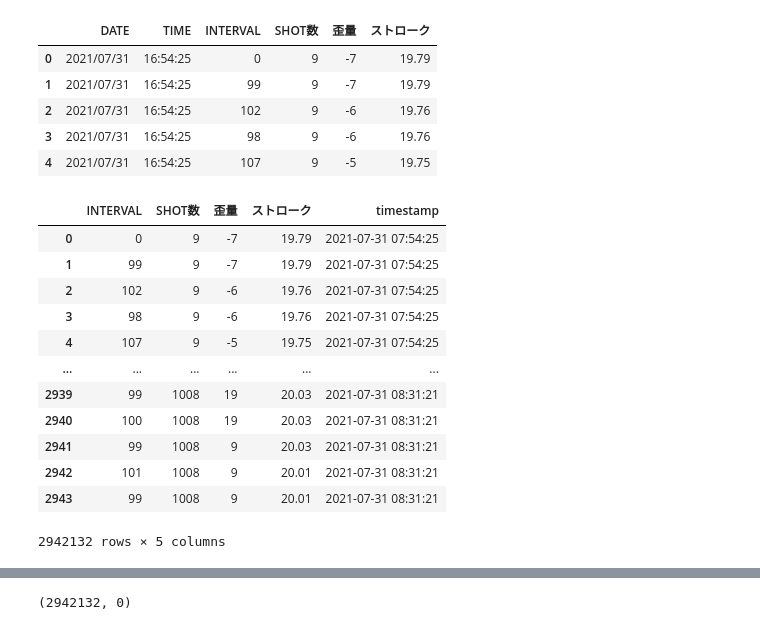
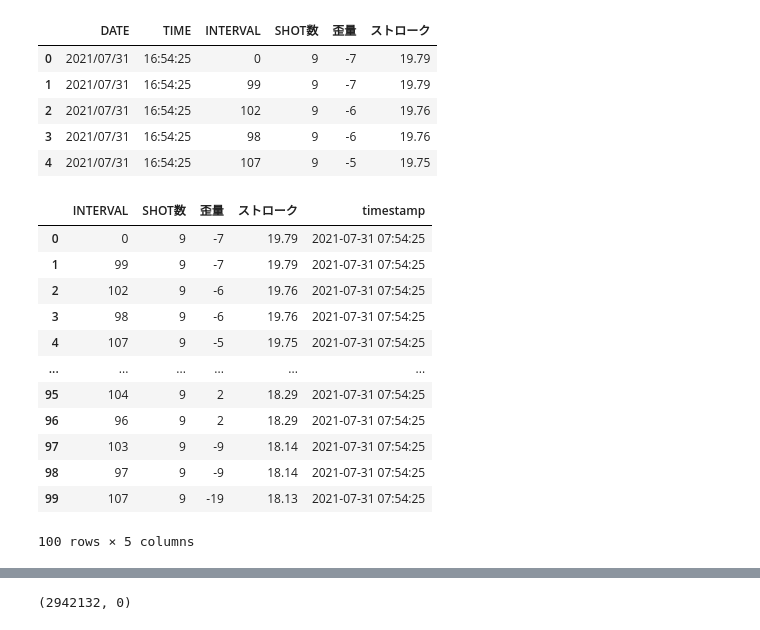
Before and after one commit to ymiyamoto5/data-analysis-platform-bak, a Jupyter notebook: notebooks/data_import_j.ipynb, the cells around one changed output, grey strips where cells are left out. Drawn from its saved outputs; the diff is of its cells as text; code cells hidden in the pictures.

```diff
--- a/notebooks/data_import_j.ipynb
+++ b/notebooks/data_import_j.ipynb
@@ -111,18 +111,18 @@ df_stroke["timestamp"] = df_stroke["DATE"] + ' ' + df_stroke["TIME"]
 df_stroke["timestamp"] = df_stroke["timestamp"].map(lambda x: datetime.strptime(x, "%Y/%m/%d %H:%M:%S") - timedelta(hours=9))
 df_stroke.drop(columns=["DATE", "TIME"], inplace=True)
 # %%
-df_stroke
+df_stroke.head(100)
 # %% [output]
 |  | INTERVAL | SHOT数 | 歪量 | ストローク | timestamp |
 | 0 | 0 | 9 | -7 | 19.79 | 2021-07-31 07:54:25 |
 | 1 | 99 | 9 | -7 | 19.79 | 2021-07-31 07:54:25 |
 | 2 | 102 | 9 | -6 | 19.76 | 2021-07-31 07:54:25 |
 | 3 | 98 | 9 | -6 | 19.76 | 2021-07-31 07:54:25 |
 | 4 | 107 | 9 | -5 | 19.75 | 2021-07-31 07:54:25 |
 | ... | ... | ... | ... | ... | ... |
-| 2939 | 99 | 1008 | 19 | 20.03 | 2021-07-31 08:31:21 |
-| 2940 | 100 | 1008 | 19 | 20.03 | 2021-07-31 08:31:21 |
-| 2941 | 99 | 1008 | 9 | 20.03 | 2021-07-31 08:31:21 |
-| 2942 | 101 | 1008 | 9 | 20.01 | 2021-07-31 08:31:21 |
-| 2943 | 99 | 1008 | 9 | 20.01 | 2021-07-31 08:31:21 |
+| 95 | 104 | 9 | 2 | 18.29 | 2021-07-31 07:54:25 |
+| 96 | 96 | 9 | 2 | 18.29 | 2021-07-31 07:54:25 |
+| 97 | 103 | 9 | -9 | 18.14 | 2021-07-31 07:54:25 |
+| 98 | 97 | 9 | -9 | 18.14 | 2021-07-31 07:54:25 |
+| 99 | 107 | 9 | -19 | 18.13 | 2021-07-31 07:54:25 |
-2942132 rows × 5 columns
+100 rows × 5 columns
```
Also changed, not shown: parts of 25 cells of this notebook.
